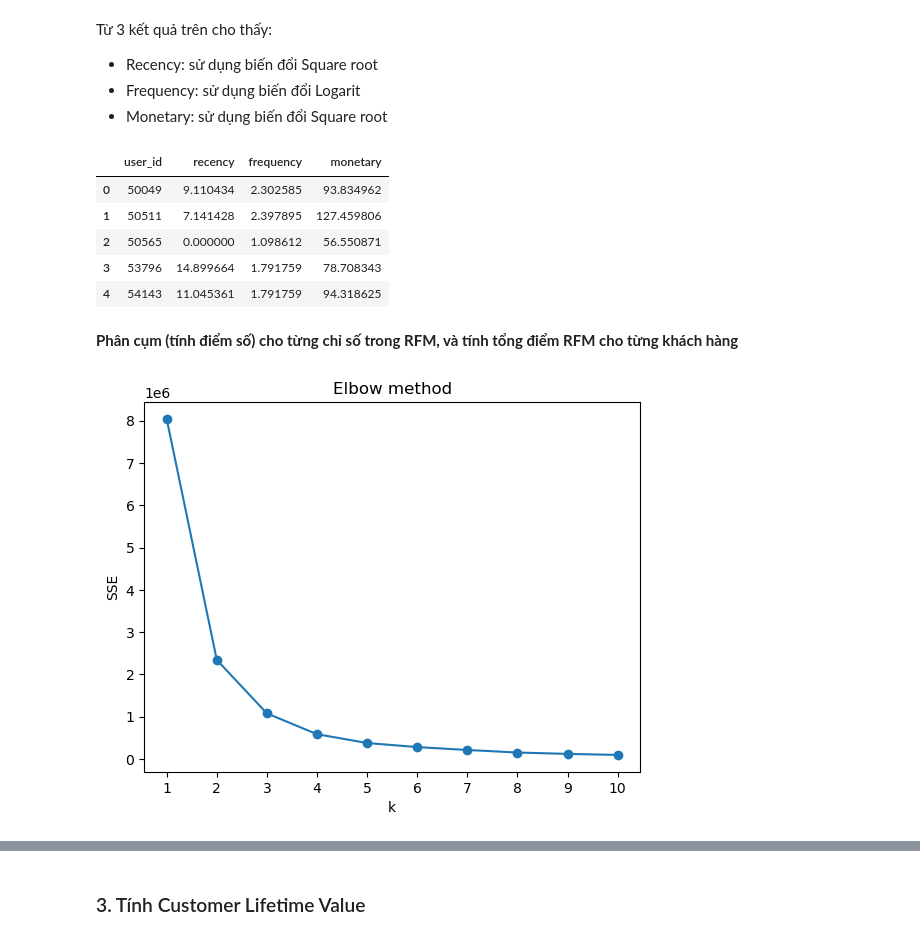
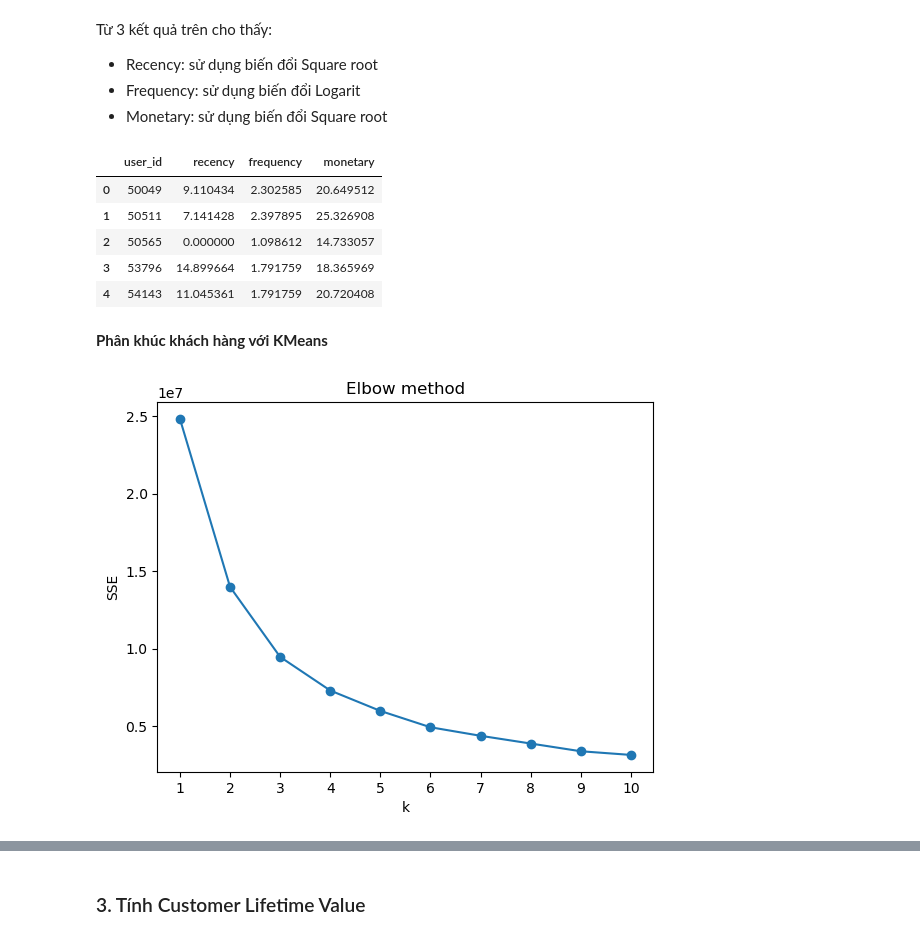
Before and after one commit to hoan110102/Customer-Lifetime-Value-Segmentation, a Jupyter notebook: CLV Segment Prediction.ipynb, the cells around one changed output, grey strips where cells are left out. Cells and saved outputs as stored; diff of their text form; code cells hidden in the pictures.

```diff
--- a/CLV Segment Prediction.ipynb
+++ b/CLV Segment Prediction.ipynb
@@ -307,33 +307,33 @@ data_customer_t=pd.DataFrame()
 data_customer_t['user_id']=data_customer['user_id']
 data_customer_t['recency']=pd.Series(np.sqrt(data_customer['recency']))
 data_customer_t['frequency']=pd.Series(np.log(data_customer['frequency']))
-data_customer_t['monetary']=pd.Series(np.sqrt(data_customer['monetary']))
+data_customer_t['monetary']=pd.Series(np.cbrt(data_customer['monetary']))
 
 data_customer_t.head()
 # %% [output]
 |  | user_id | recency | frequency | monetary |
-| 0 | 50049 | 9.110434 | 2.302585 | 93.834962 |
-| 1 | 50511 | 7.141428 | 2.397895 | 127.459806 |
-| 2 | 50565 | 0.000000 | 1.098612 | 56.550871 |
-| 3 | 53796 | 14.899664 | 1.791759 | 78.708343 |
-| 4 | 54143 | 11.045361 | 1.791759 | 94.318625 |
+| 0 | 50049 | 9.110434 | 2.302585 | 20.649512 |
+| 1 | 50511 | 7.141428 | 2.397895 | 25.326908 |
+| 2 | 50565 | 0.000000 | 1.098612 | 14.733057 |
+| 3 | 53796 | 14.899664 | 1.791759 | 18.365969 |
+| 4 | 54143 | 11.045361 | 1.791759 | 20.720408 |
 # %% [markdown]
-**Phân cụm (tính điểm số) cho từng chỉ số trong RFM, và tính tổng điểm RFM cho từng khách hàng**
+**Phân khúc khách hàng với KMeans**
 # %%
 from sklearn.cluster import KMeans
 
 # Tìm số cụm thích hợp bằng Elbow
 sse={}
 for k in range(1,11):
     kmeans=KMeans(n_clusters=k, random_state=10)
-    kmeans.fit(data_customer_t[['recency']])
+    kmeans.fit(data_customer_t[['recency', 'frequency', 'monetary']])
     sse[k]=kmeans.inertia_
 
 plt.plot(list(sse.keys()), list(sse.values()), 'o-')
 plt.title('Elbow method')
 plt.xlabel('k')
 plt.ylabel('SSE')
 plt.xticks(range(1,11))
 plt.show()
 # %% [output]
-[figure, old version]
+[figure, new version]
```
Also changed, not shown: parts of 31 cells of this notebook.
